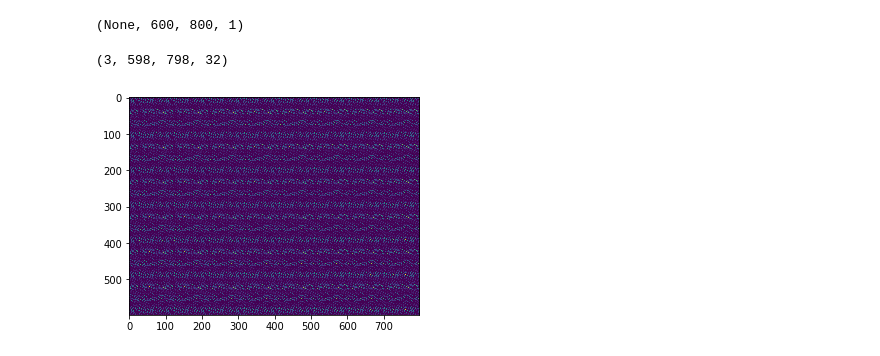
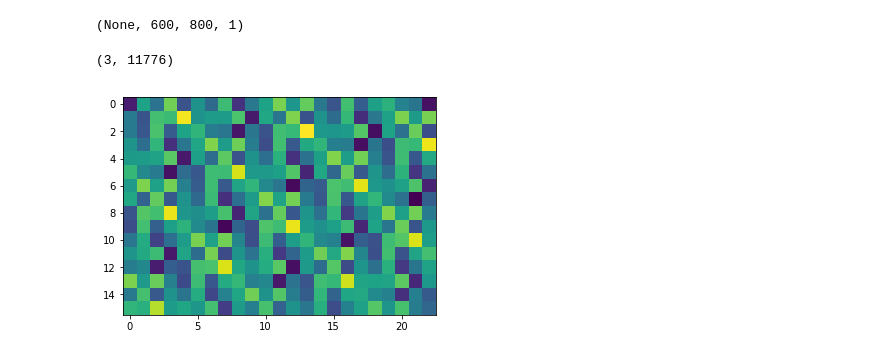
Before and after one commit to qasimgulzar/deep-learning-assignments, a Jupyter notebook: assignment-one.ipynb, the cells around one changed output. Drawn from its saved outputs; the diff is of its cells as text; code cells hidden in the pictures.

Commit message:
[NEW] convolution .

```diff
--- a/assignment-one.ipynb
+++ b/assignment-one.ipynb
@@ -19,6 +20,16 @@ plt.imshow(img)
 # %%
 model = Sequential()
 model.add(Convolution2D(32, 3, 3, activation='relu',input_shape=(600,800,1),name='first_conv_layer'))
+model.add(AveragePooling2D())
+model.add(Convolution2D(24, 3, 3))
+model.add(AveragePooling2D())
+model.add(Convolution2D(16, 3, 3))
+model.add(AveragePooling2D())
+model.add(Convolution2D(8, 3, 3))
+model.add(AveragePooling2D())
+model.add(Convolution2D(32, 3, 3))
+model.add(AveragePooling2D())
+model.add(Flatten())
 print(model.input_shape)
 # %% [output]
 (None, 600, 800, 1)
@@ -27,9 +38,9 @@ batch=img.reshape((-1,600,800,1))
 predictions = model.predict(batch)
 print(predictions.shape)
 # %% [output]
-(3, 598, 798, 32)
+(3, 11776)
 # %%
 for i in range(predictions.shape[0]):
-    plt.imshow(predictions[i].reshape((32,598,798))[0])
+    plt.imshow(predictions[i].reshape((32,16, 23))[0])
 # %% [output]
-[figure, old version]
+[figure, new version]
```
Also changed, not shown: parts of 1 cell of this notebook.
